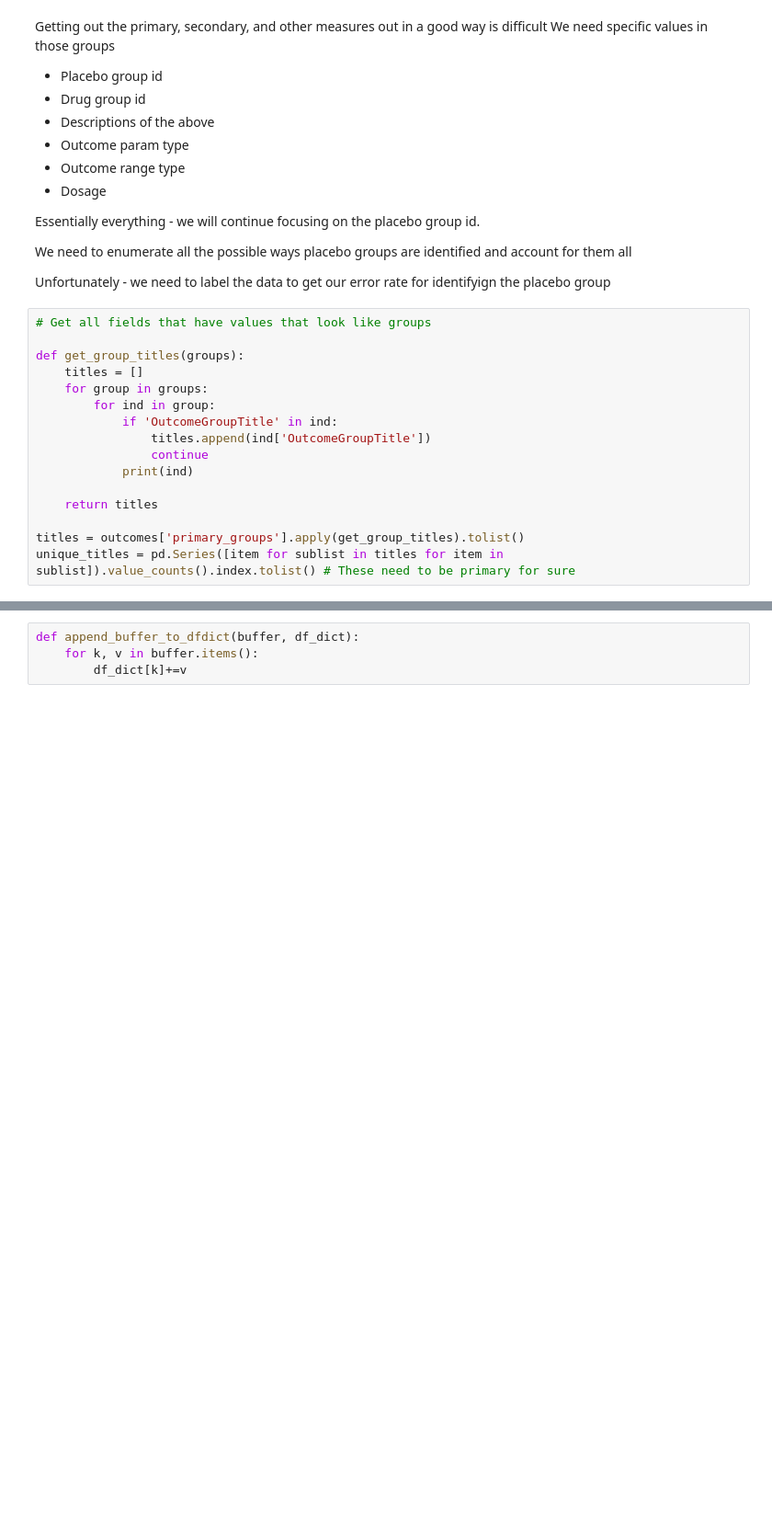
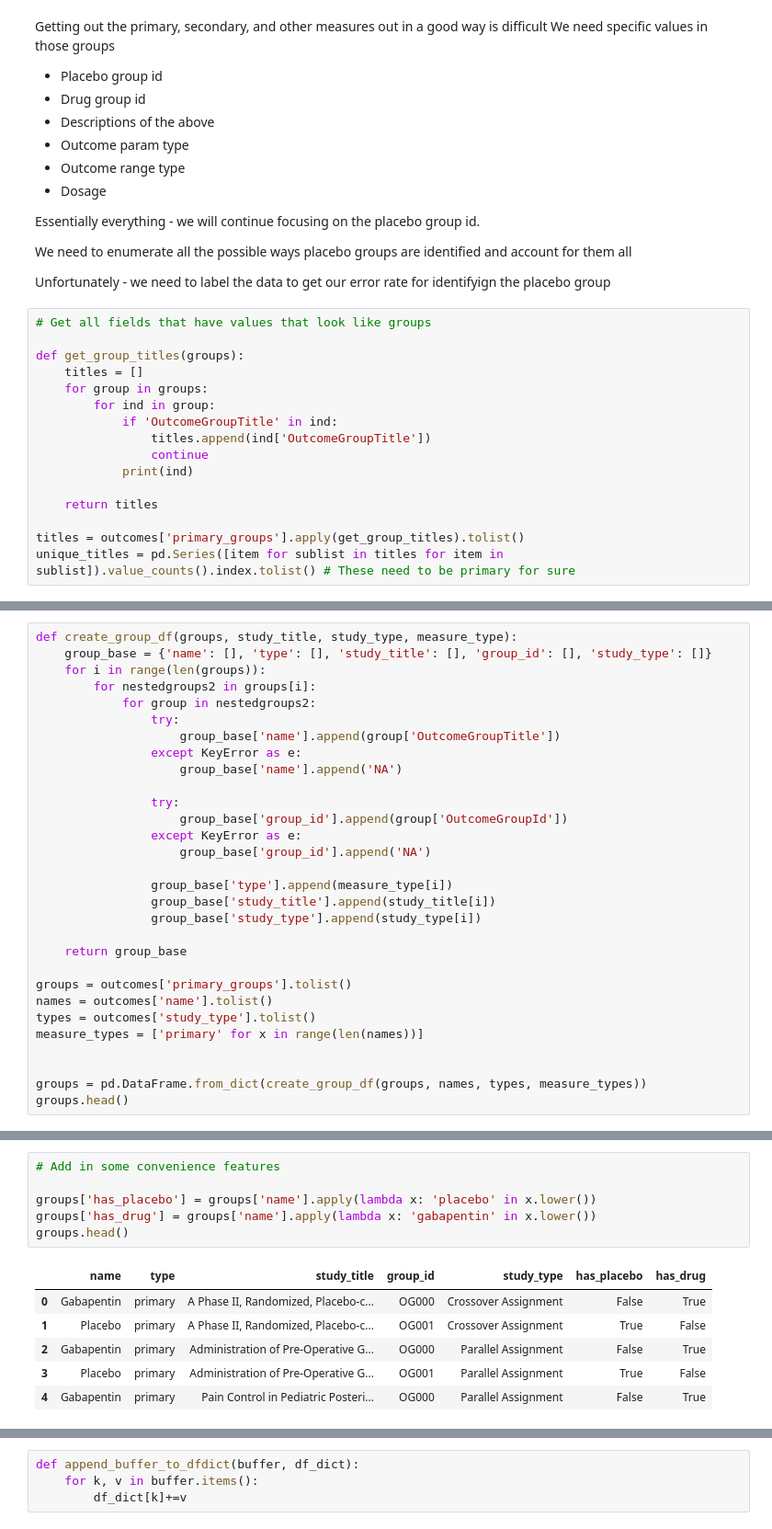
Before and after one commit to porterehunley/drugprocessing, a Jupyter notebook: ClincalTrialsPlayground.ipynb, the cells around one changed output, grey strips where cells are left out. Shown at 92% size. Drawn from its saved outputs; the diff is of its cells as text; blank space fills up the shorter version.

```diff
--- a/ClincalTrialsPlayground.ipynb
+++ b/ClincalTrialsPlayground.ipynb
@@ -273,0 +284,30 @@ unique_titles = pd.Series([item for sublist in titles for item in sublist]).valu
+# %%
+def create_group_df(groups, study_title, study_type, measure_type):
+    group_base = {'name': [], 'type': [], 'study_title': [], 'group_id': [], 'study_type': []}
+    for i in range(len(groups)):
+        for nestedgroups2 in groups[i]:
+            for group in nestedgroups2:
+                try:
+                    group_base['name'].append(group['OutcomeGroupTitle'])
+                except KeyError as e:
+                    group_base['name'].append('NA')
+
+                try:
+                    group_base['group_id'].append(group['OutcomeGroupId'])
+                except KeyError as e:
+                    group_base['group_id'].append('NA')
+
+                group_base['type'].append(measure_type[i])
+                group_base['study_title'].append(study_title[i])
+                group_base['study_type'].append(study_type[i])
+
+    return group_base
+
+groups = outcomes['primary_groups'].tolist()
+names = outcomes['name'].tolist()
+types = outcomes['study_type'].tolist()
+measure_types = ['primary' for x in range(len(names))]
+
+
+groups = pd.DataFrame.from_dict(create_group_df(groups, names, types, measure_types))
+groups.head()
@@ -274,3 +321,16 @@ unique_titles = pd.Series([item for sublist in titles for item in sublist]).valu
+# %%
+# Add in some convenience features
+
+groups['has_placebo'] = groups['name'].apply(lambda x: 'placebo' in x.lower())
+groups['has_drug'] = groups['name'].apply(lambda x: 'gabapentin' in x.lower())
+groups.head()
+# %% [output]
+|  | name | type | study_title | group_id | study_type | has_placebo | has_drug |
+| 0 | Gabapentin | primary | A Phase II, Randomized, Placebo-c... | OG000 | Crossover Assignment | False | True |
+| 1 | Placebo | primary | A Phase II, Randomized, Placebo-c... | OG001 | Crossover Assignment | True | False |
+| 2 | Gabapentin | primary | Administration of Pre-Operative G... | OG000 | Parallel Assignment | False | True |
+| 3 | Placebo | primary | Administration of Pre-Operative G... | OG001 | Parallel Assignment | True | False |
+| 4 | Gabapentin | primary | Pain Control in Pediatric Posteri... | OG000 | Parallel Assignment | False | True |
 # %%
 counts = {}
 for i, unique in enumerate(unique_titles):
```
Also changed, not shown: parts of 8 cells of this notebook.
